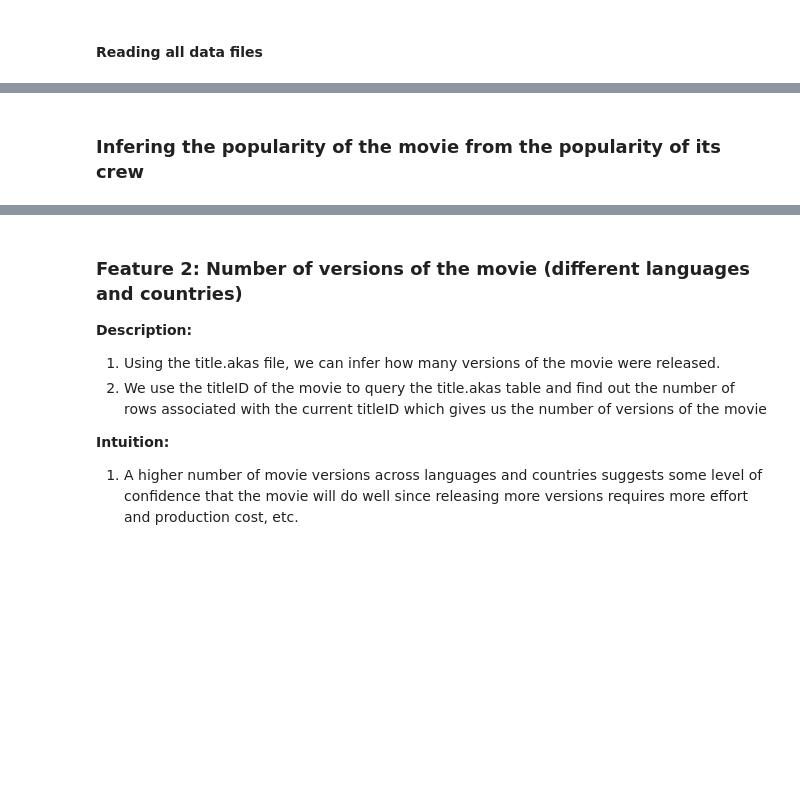
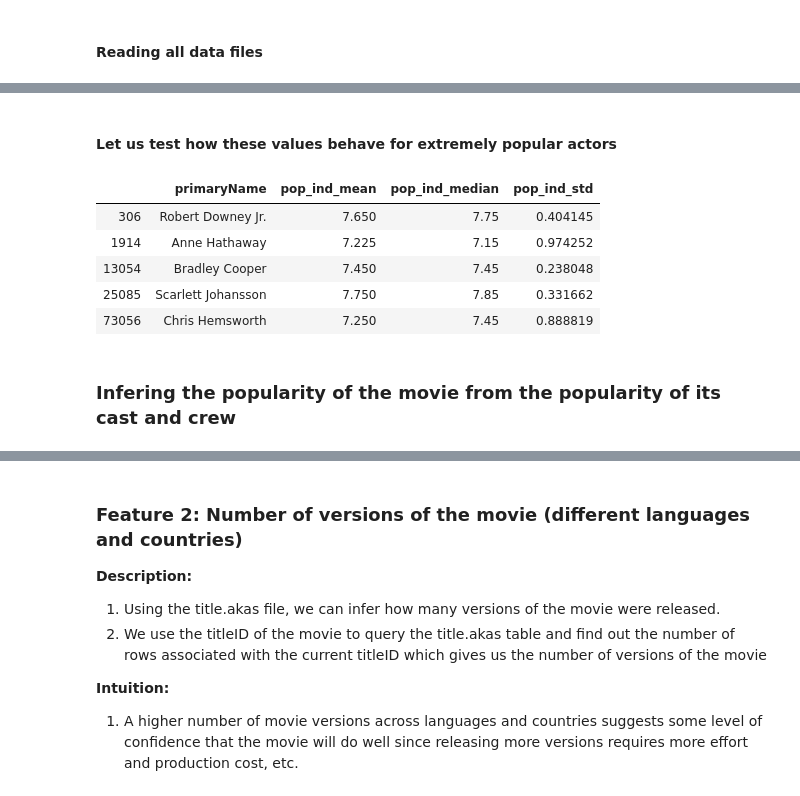
Before and after one commit to kedarbartake98/IMDB_movie_rating_prediction, a Jupyter notebook: notebooks/Feature Engineering.ipynb, the cells around one changed output, grey strips where cells are left out. Cells and saved outputs as stored; diff of their text form; code cells hidden in the pictures; blank space fills up the shorter version.

Commit message:
Completed Implementation of Popularity index

```diff
--- a/notebooks/Feature Engineering.ipynb
+++ b/notebooks/Feature Engineering.ipynb
@@ -159,0 +177,14 @@ mean, median, std = zip(*popularity_index)
+# %% [markdown]
+#### Let us test how these values behave for extremely popular actors
+# %%
+stars = ['Robert Downey Jr.', 'Anne Hathaway', 'Scarlett Johansson', \
+         'Bradley Cooper', 'Chris Hemsworth']
+
+names_df[names_df['primaryName'].isin(stars)][['primaryName','pop_ind_mean', 'pop_ind_median','pop_ind_std']]
+# %% [output]
+|  | primaryName | pop_ind_mean | pop_ind_median | pop_ind_std |
+| 306 | Robert Downey Jr. | 7.650 | 7.75 | 0.404145 |
+| 1914 | Anne Hathaway | 7.225 | 7.15 | 0.974252 |
+| 13054 | Bradley Cooper | 7.450 | 7.45 | 0.238048 |
+| 25085 | Scarlett Johansson | 7.750 | 7.85 | 0.331662 |
+| 73056 | Chris Hemsworth | 7.250 | 7.45 | 0.888819 |
@@ -160,2 +193,2 @@ mean, median, std = zip(*popularity_index)
 # %% [markdown]
-### Infering the popularity of the movie from the popularity of its crew
+### Infering the popularity of the movie from the popularity of its cast and crew
```
Also changed, not shown: parts of 27 cells of this notebook.
